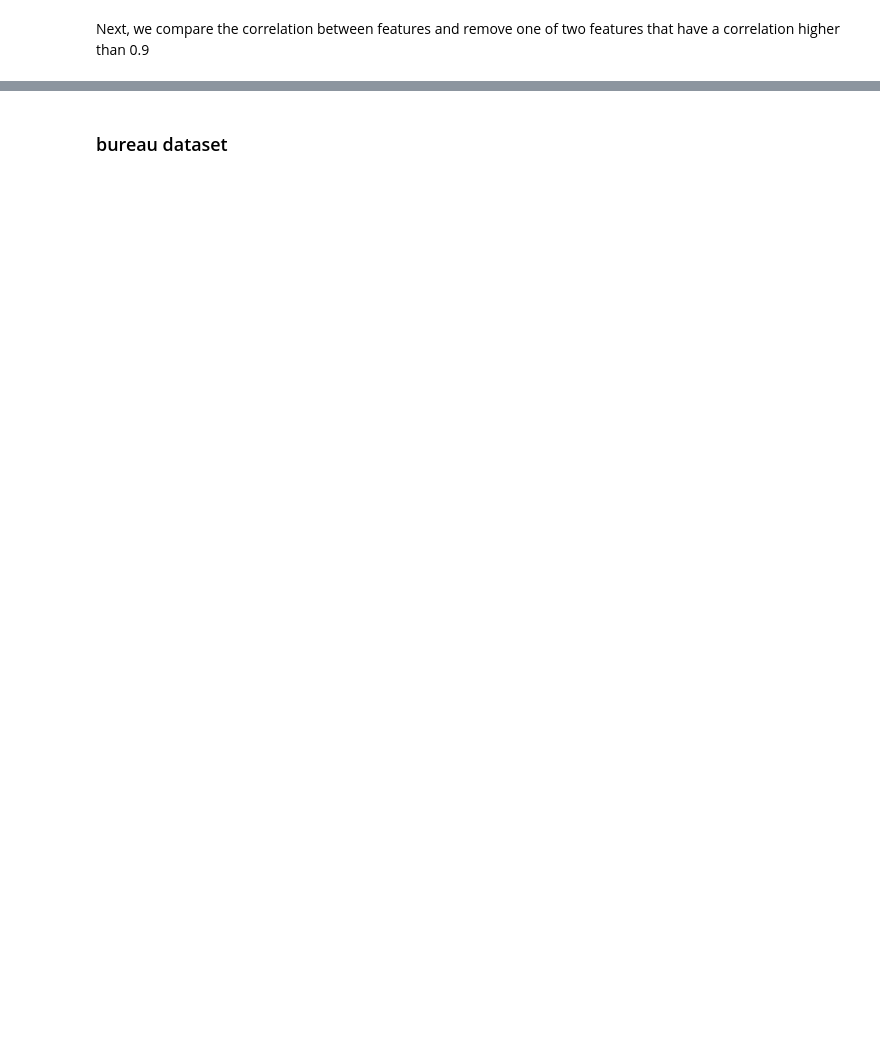
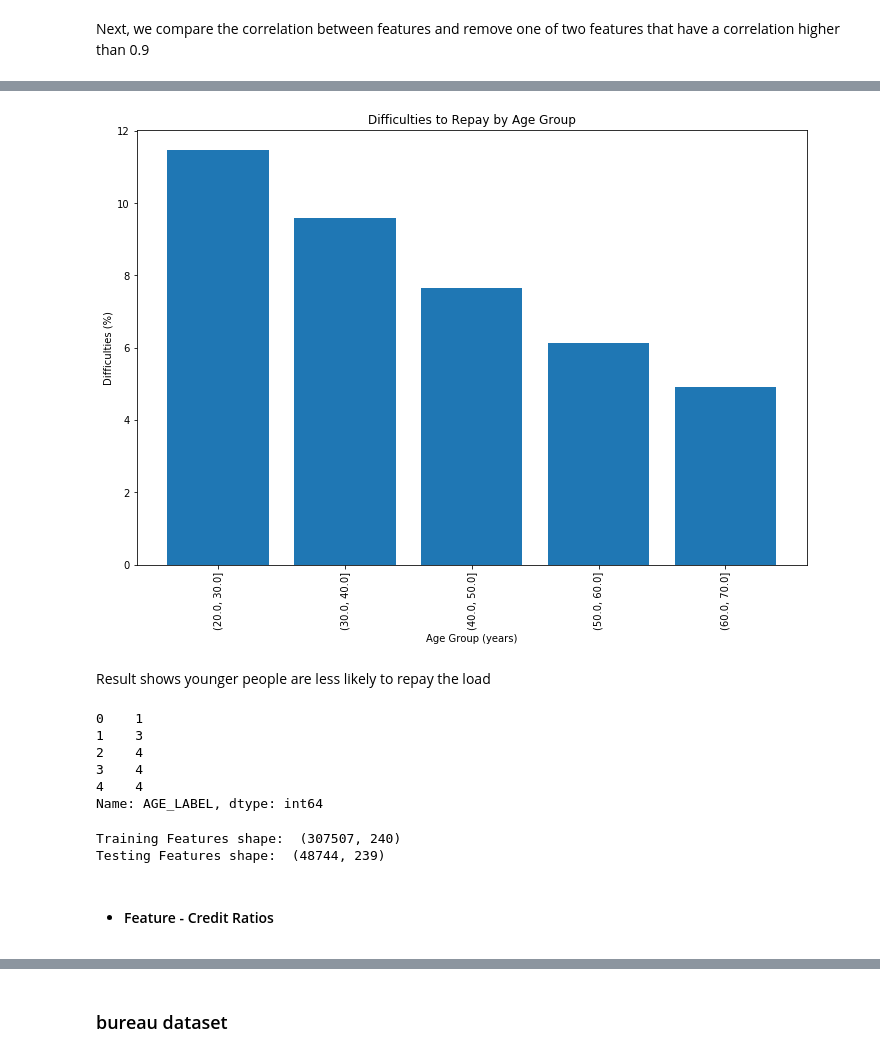
Before and after one commit to masonxmh/Project3, a Jupyter notebook: analysis.ipynb, the cells around one changed output, grey strips where cells are left out. Cells and saved outputs as stored; diff of their text form; code cells hidden in the pictures; blank space fills up the shorter version.

```diff
--- a/analysis.ipynb
+++ b/analysis.ipynb
@@ -336,0 +378,6 @@ plt.show()
+# %%
+# Age information into a separate dataframe
+age_data = app_train_df[['TARGET', 'DAYS_BIRTH']]
+age_data['AGE'] = age_data['DAYS_BIRTH'] / -365
+age_data['AGE_BINNED'] = pd.cut(age_data['AGE'], bins = np.linspace(20, 70, num = 6))
+age_data.head()
@@ -336,0 +391,3 @@ plt.show()
+# %%
+age_groups  = age_data.groupby('AGE_BINNED').mean()
+age_groups.head()
@@ -336,0 +402,44 @@ plt.show()
+# %%
+plt.figure(figsize = (12, 8))
+
+# Graph the age bins and the average of the target as a bar plot
+plt.bar(age_groups.index.astype(str), 100 * age_groups['TARGET'])
+
+# Plot labeling
+plt.xticks(rotation = 90); plt.xlabel('Age Group (years)'); plt.ylabel('Difficulties (%)')
+plt.title('Difficulties to Repay by Age Group');
+# %% [output]
+[figure, added]
+# %% [markdown]
+Result shows younger people are less likely to repay the load
+# %%
+#label Age Group
+def get_age_label(days_birth):
+
+    age_years = days_birth /-365
+    if age_years < 30: return 1
+    elif age_years < 40: return 2
+    elif age_years < 50: return 3
+    elif age_years < 60: return 4
+    elif age_years < 80: return 5
+    else: return 0
+
+app_train_df['AGE_LABEL'] = app_train_df['DAYS_BIRTH'].apply(lambda x:get_age_label(x))
+app_test_df['AGE_LABEL'] = app_test_df['DAYS_BIRTH'].apply(lambda x:get_age_label(x))
+app_train_df['AGE_LABEL'].head()
+# %% [output]
+0    1
+1    3
+2    4
+3    4
+4    4
+Name: AGE_LABEL, dtype: int64
+# %%
+# check training set and testing set shape
+print('Training Features shape: ', app_train_df.shape)
+print('Testing Features shape: ', app_test_df.shape)
+# %% [output]
+Training Features shape:  (307507, 240)
+Testing Features shape:  (48744, 239)
+# %% [markdown]
+* #### Feature - Credit Ratios
```
Also changed, not shown: parts of 49 cells of this notebook.
